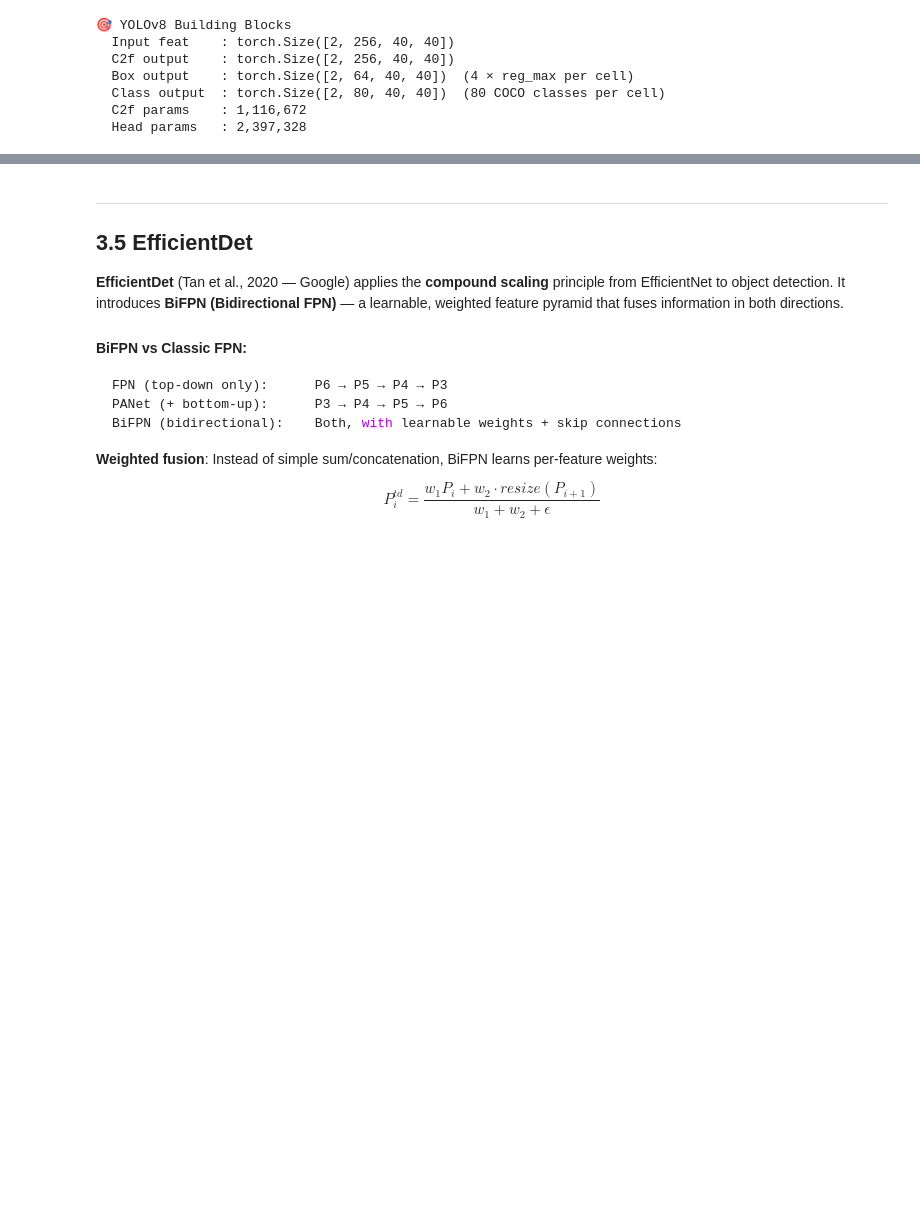
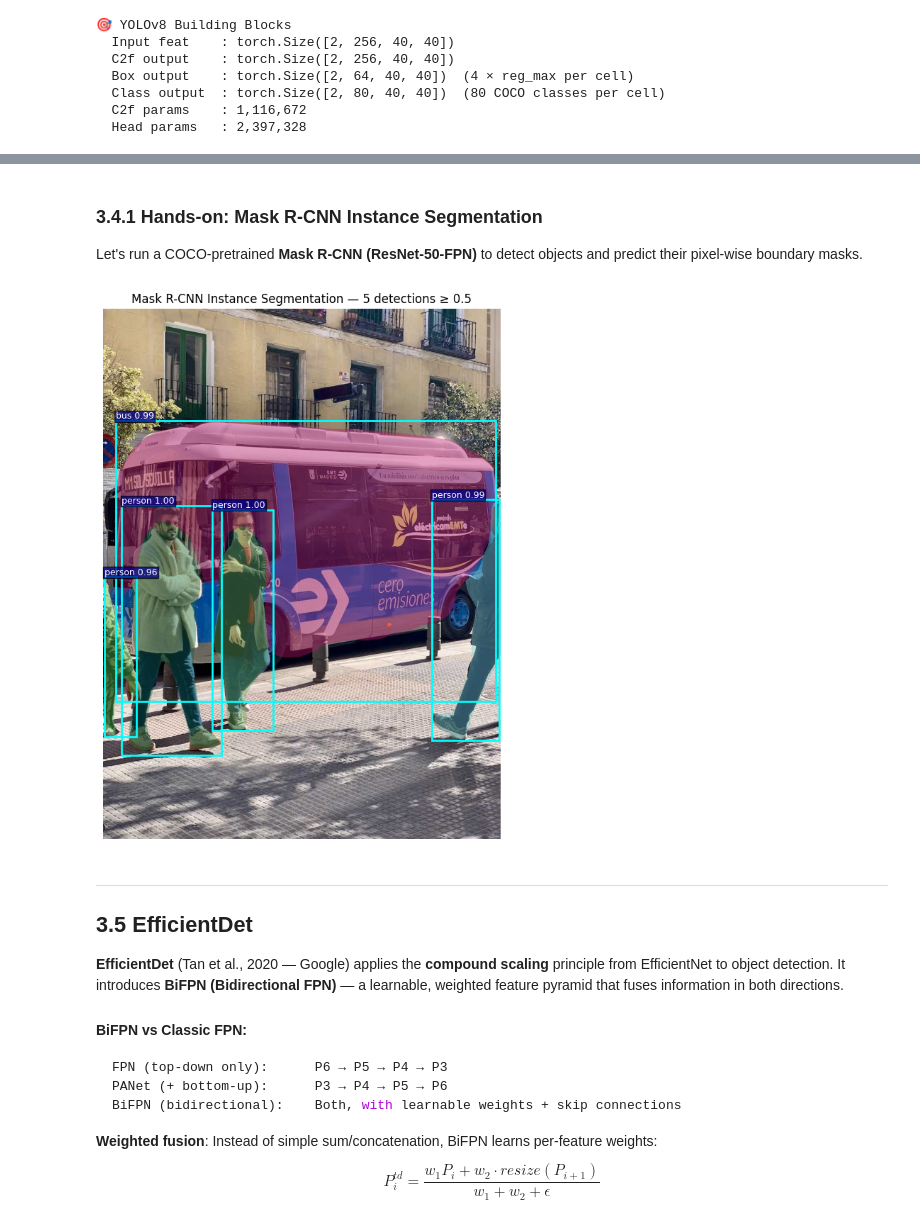
Before and after one commit to EzequielMatiasArevalo/tuia-computer-vision, a Jupyter notebook: colab/Class_2_Modern_CNN.ipynb, the cells around one changed output, grey strips where cells are left out. Saved outputs shown, nothing was run; the diff lists cells and outputs as text; code cells hidden in the pictures; blank space fills up the shorter version.

```diff
--- a/colab/Class_2_Modern_CNN.ipynb
+++ b/colab/Class_2_Modern_CNN.ipynb
@@ -1911,6 +2406,79 @@ For real-time work the single-stage equivalents (`yolo11-seg`, `yolo26-seg`, whi
 *coefficients* combined with a set of learned prototypes rather than per-RoI masks) are what you
 would actually deploy — but they all inherit the RoIAlign-style "don't quantize your coordinates"
 lesson.
+# %% [markdown]
+### 3.4.1 Hands-on: Mask R-CNN Instance Segmentation
+
+Let's run a COCO-pretrained **Mask R-CNN (ResNet-50-FPN)** to detect objects and predict their pixel-wise boundary masks.
+# %%
+import io
+import urllib.request
+import numpy as np
+import matplotlib.pyplot as plt
+import matplotlib.patches as mpatches
+import torch
+from PIL import Image
+from torchvision.models.detection import maskrcnn_resnet50_fpn, MaskRCNN_ResNet50_FPN_Weights
+
+# 1. Load pretrained Mask R-CNN
+weights = MaskRCNN_ResNet50_FPN_Weights.DEFAULT
+model = maskrcnn_resnet50_fpn(weights=weights).to(device).eval()
+coco_names = weights.meta['categories']
+preprocess = weights.transforms()
+
+# 2. Download and preprocess sample image
+IMAGE_URL = 'https://ultralytics.com/images/bus.jpg'
+raw = urllib.request.urlopen(IMAGE_URL, timeout=30).read()
+pil_img = Image.open(io.BytesIO(raw)).convert('RGB')
+img_tensor = preprocess(pil_img).to(device)
+
+# 3. Run Inference
+with torch.no_grad():
+    predictions = model([img_tensor])[0]
+
+# 4. Filter predictions by score threshold
+SCORE_THR = 0.5
+keep = predictions['scores'] >= SCORE_THR
+
+boxes = predictions['boxes'][keep].cpu().numpy()
+labels = predictions['labels'][keep].cpu().numpy()
+scores = predictions['scores'][keep].cpu().numpy()
+masks = predictions['masks'][keep].cpu().numpy()  # shape: (N, 1, H, W)
+
+# 5. Visualize Results
+fig, ax = plt.subplots(1, 1, figsize=(12, 8))
+ax.imshow(pil_img)
+
+# We will overlay masks with different colors
+np.random.seed(42)
+colors = np.random.randint(0, 255, size=(len(boxes), 3)) / 255.0
+
+for i, (box, label, score, mask) in enumerate(zip(boxes, labels, scores, masks)):
+    # Bounding Box
+    x1, y1, x2, y2 = box
+    rect = mpatches.Rectangle((x1, y1), x2 - x1, y2 - y1, fill=False, edgecolor='cyan', linewidth=2)
+    ax.add_patch(rect)
+
+    # Label Text
+    name = coco_names[label]
+    ax.text(x1, max(0, y1 - 4), f'{name} {score:.2f}', color='white', fontsize=9,
+            bbox=dict(facecolor='darkblue', alpha=0.75, pad=1))
+
+    # Segmentation Mask (threshold at 0.5 to make it binary)
+    binary_mask = mask[0] > 0.5
+
+    # Create RGB mask overlay
+    mask_color = colors[i]
+    mask_overlay = np.zeros((*binary_mask.shape, 4))
+    mask_overlay[binary_mask] = [*mask_color, 0.4]  # 40% opacity
+    ax.imshow(mask_overlay)
+
+ax.set_title(f'Mask R-CNN Instance Segmentation — {len(boxes)} detections ≥ {SCORE_THR}', fontsize=12)
+ax.axis('off')
+plt.tight_layout()
+plt.show()
+# %% [output]
+[figure, added]
 # %% [markdown]
 ---
 ## 3.5 EfficientDet
```
Also changed, not shown: parts of 26 cells of this notebook.
